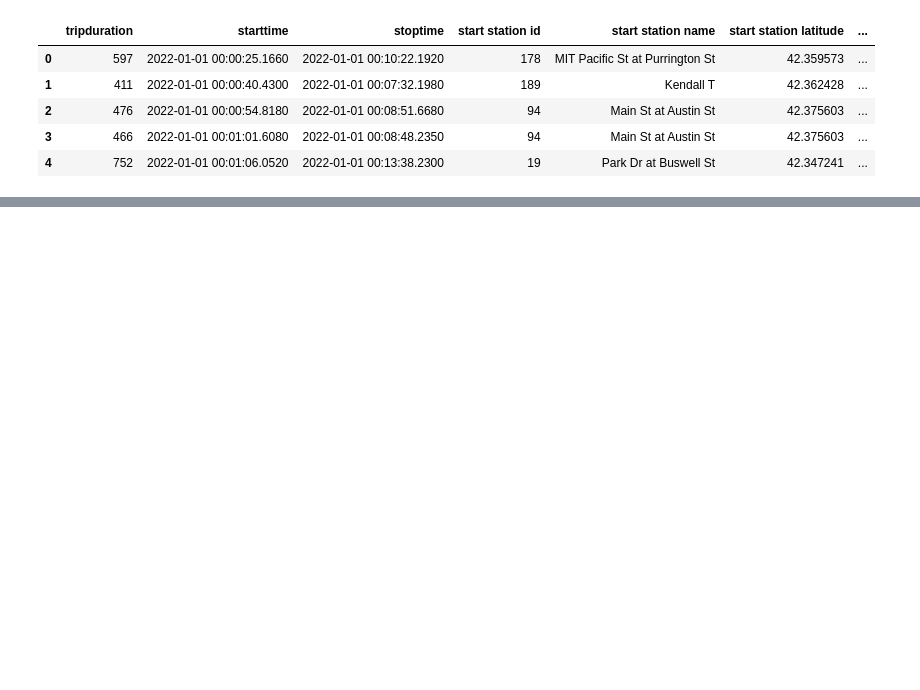
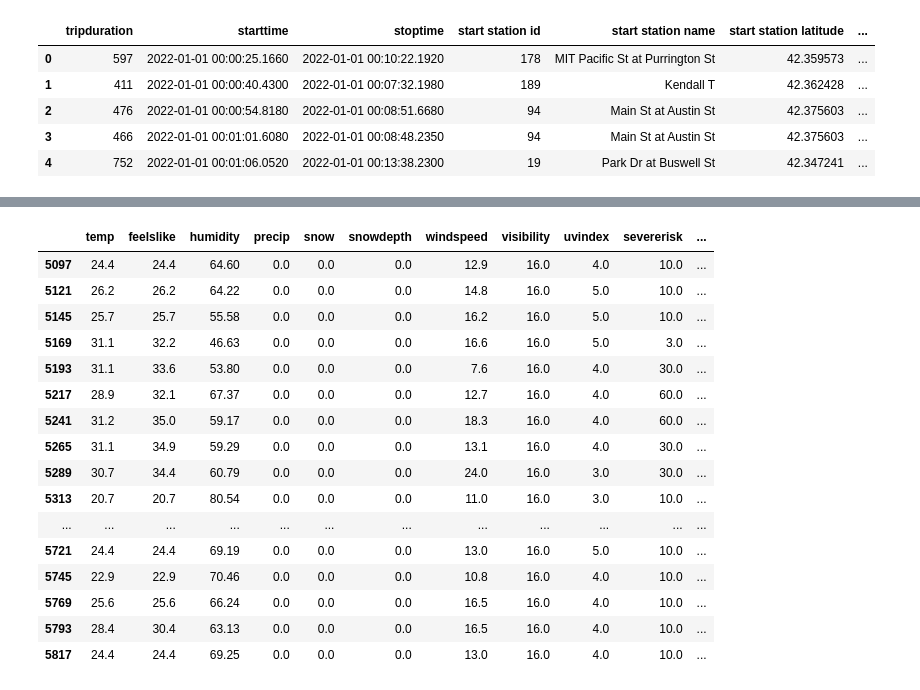
Before and after one commit to gpanagioto/bikesharingdemand_IBA22, a Jupyter notebook: Untitled1.ipynb, the cells around one changed output, grey strips where cells are left out. Cells and saved outputs as stored; diff of their text form; code cells hidden in the pictures; blank space fills up the shorter version.

```diff
--- a/Untitled1.ipynb
+++ b/Untitled1.ipynb
@@ -49,0 +409,9 @@ stations_data[stations_data['Deployment Year'] == 2022]
+# %%
+def MergingDataFrames(wd, df):
+    pickups = pd.merge(wd, df, left_index=True, right_index=True)
+    return pickups
+# %%
+picksup15 = MergingDataFrames(weather_data15, df15)
+picksup30 = MergingDataFrames(weather_data30, df30)
+picksup60 = MergingDataFrames(weather_data60, df60)
+picksup120 = MergingDataFrames(weather_data120, df120)
@@ -49,0 +449,5 @@ stations_data[stations_data['Deployment Year'] == 2022]
+# %%
+picksup15 = pd.get_dummies(picksup15, 'season')
+picksup30 = pd.get_dummies(picksup30, 'season')
+picksup60 = pd.get_dummies(picksup60, 'season')
+picksup120 = pd.get_dummies(picksup120, 'season')
@@ -49,0 +494,5 @@ stations_data[stations_data['Deployment Year'] == 2022]
+# %%
+X_train = picksup60[(picksup60['month']!=8) & (picksup60['hour']<=9)].drop(['pickups','usertype_Subscriber','usertype_Customer','month','hour','minute'], axis=1)
+y_train = picksup60[(picksup60['month']!=8) & (picksup60['hour']<=9)]['pickups']
+X_test = picksup60[(picksup60['month']==8) & (picksup60['hour']==10)].drop(['pickups','usertype_Subscriber','usertype_Customer','month','hour','minute'], axis=1)
+y_test = picksup60[(picksup60['month']==8) & (picksup60['hour']==10)]['pickups']
@@ -49,0 +581,20 @@ stations_data[stations_data['Deployment Year'] == 2022]
+# %%
+X_test
+# %% [output]
+|  | temp | feelslike | humidity | precip | snow | snowdepth | windspeed | visibility | uvindex | severerisk | ... |
+| 5097 | 24.4 | 24.4 | 64.60 | 0.0 | 0.0 | 0.0 | 12.9 | 16.0 | 4.0 | 10.0 | ... |
+| 5121 | 26.2 | 26.2 | 64.22 | 0.0 | 0.0 | 0.0 | 14.8 | 16.0 | 5.0 | 10.0 | ... |
+| 5145 | 25.7 | 25.7 | 55.58 | 0.0 | 0.0 | 0.0 | 16.2 | 16.0 | 5.0 | 10.0 | ... |
+| 5169 | 31.1 | 32.2 | 46.63 | 0.0 | 0.0 | 0.0 | 16.6 | 16.0 | 5.0 | 3.0 | ... |
+| 5193 | 31.1 | 33.6 | 53.80 | 0.0 | 0.0 | 0.0 | 7.6 | 16.0 | 4.0 | 30.0 | ... |
+| 5217 | 28.9 | 32.1 | 67.37 | 0.0 | 0.0 | 0.0 | 12.7 | 16.0 | 4.0 | 60.0 | ... |
+| 5241 | 31.2 | 35.0 | 59.17 | 0.0 | 0.0 | 0.0 | 18.3 | 16.0 | 4.0 | 60.0 | ... |
+| 5265 | 31.1 | 34.9 | 59.29 | 0.0 | 0.0 | 0.0 | 13.1 | 16.0 | 4.0 | 30.0 | ... |
+| 5289 | 30.7 | 34.4 | 60.79 | 0.0 | 0.0 | 0.0 | 24.0 | 16.0 | 3.0 | 30.0 | ... |
+| 5313 | 20.7 | 20.7 | 80.54 | 0.0 | 0.0 | 0.0 | 11.0 | 16.0 | 3.0 | 10.0 | ... |
+| ... | ... | ... | ... | ... | ... | ... | ... | ... | ... | ... | ... |
+| 5721 | 24.4 | 24.4 | 69.19 | 0.0 | 0.0 | 0.0 | 13.0 | 16.0 | 5.0 | 10.0 | ... |
+| 5745 | 22.9 | 22.9 | 70.46 | 0.0 | 0.0 | 0.0 | 10.8 | 16.0 | 4.0 | 10.0 | ... |
+| 5769 | 25.6 | 25.6 | 66.24 | 0.0 | 0.0 | 0.0 | 16.5 | 16.0 | 4.0 | 10.0 | ... |
+| 5793 | 28.4 | 30.4 | 63.13 | 0.0 | 0.0 | 0.0 | 16.5 | 16.0 | 4.0 | 10.0 | ... |
+| 5817 | 24.4 | 24.4 | 69.25 | 0.0 | 0.0 | 0.0 | 13.0 | 16.0 | 4.0 | 10.0 | ... |
```
Also changed, not shown: parts of 80 cells of this notebook.
